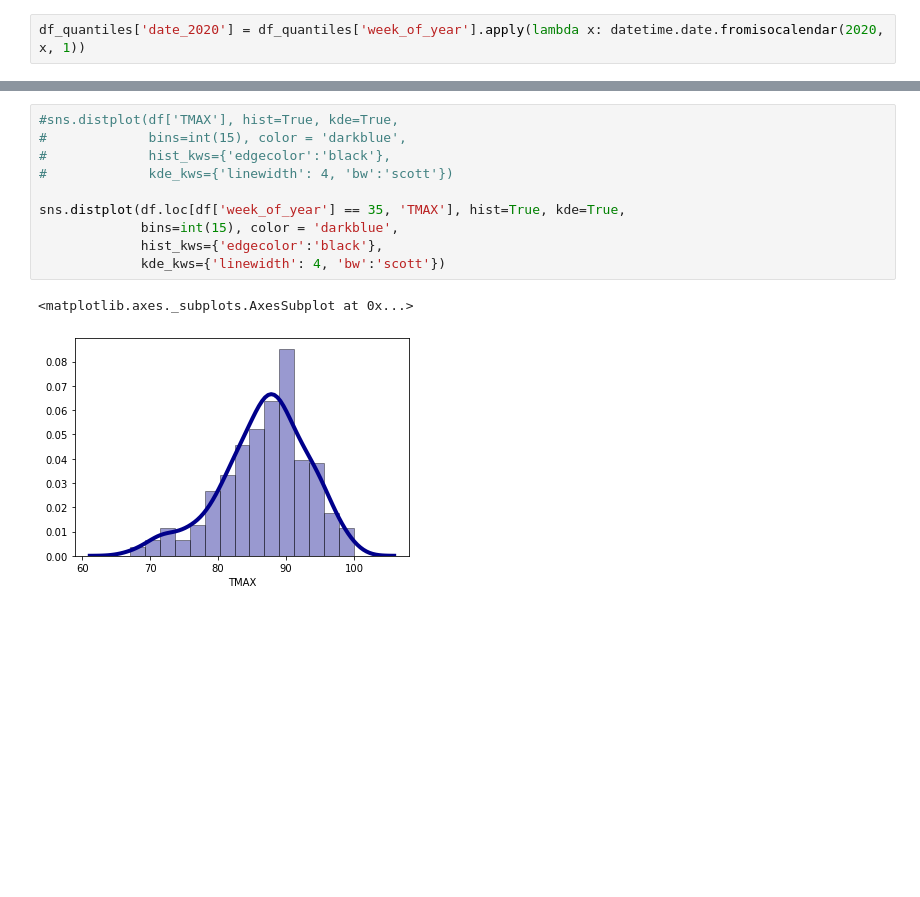
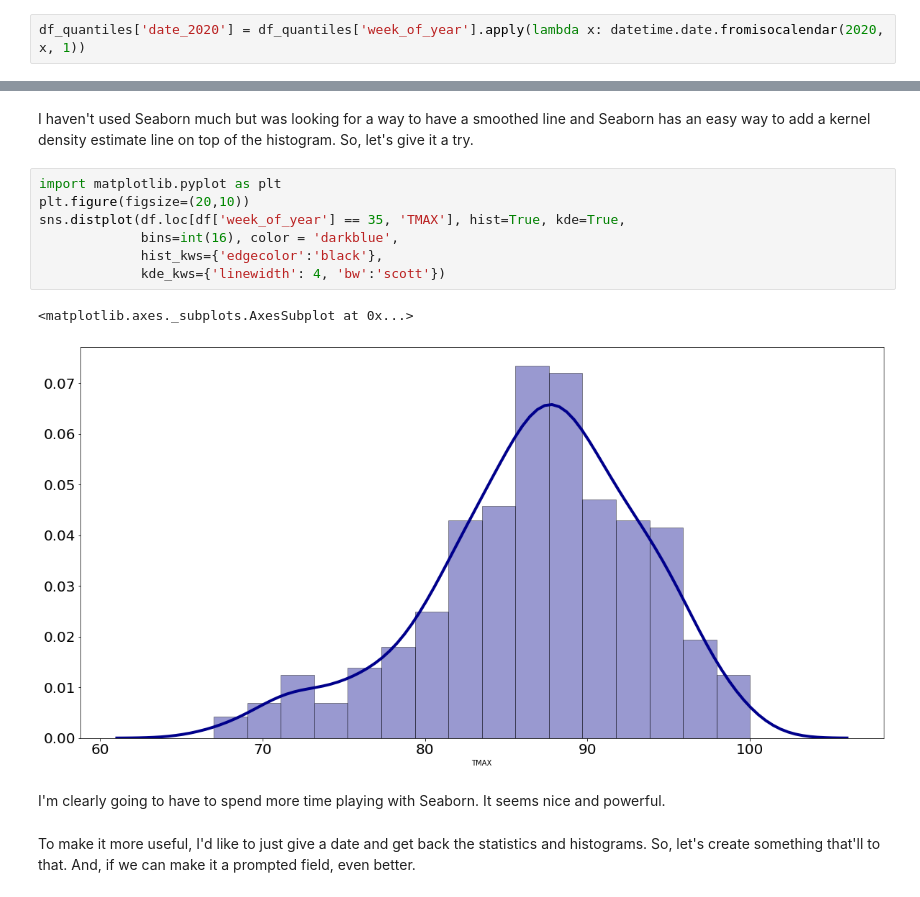
Before and after one commit to will-franklin/weather-distributions, a Jupyter notebook: weather.ipynb, the cells around one changed output, grey strips where cells are left out. Saved outputs shown, nothing was run; the diff lists cells and outputs as text; blank space fills up the shorter version.

```diff
--- a/weather.ipynb
+++ b/weather.ipynb
@@ -247,13 +212,16 @@ df.loc[df['week_of_year'] == 35, 'TMAX'].hist(bins=15)
+# %% [markdown]
+I haven't used Seaborn much but was looking for a way to have a smoothed line and Seaborn has an easy way to add a kernel density estimate line on top of the histogram.  So, let's give it a try.
 # %%
-#sns.distplot(df['TMAX'], hist=True, kde=True,
-#             bins=int(15), color = 'darkblue',
-#             hist_kws={'edgecolor':'black'},
-#             kde_kws={'linewidth': 4, 'bw':'scott'})
-
+import matplotlib.pyplot as plt
+plt.figure(figsize=(20,10))
 sns.distplot(df.loc[df['week_of_year'] == 35, 'TMAX'], hist=True, kde=True,
-             bins=int(15), color = 'darkblue',
+             bins=int(16), color = 'darkblue',
              hist_kws={'edgecolor':'black'},
              kde_kws={'linewidth': 4, 'bw':'scott'})
 # %% [output]
 <matplotlib.axes._subplots.AxesSubplot at 0x...>
-[figure, old version]
+[figure, new version]
+# %% [markdown]
+I'm clearly going to have to spend more time playing with Seaborn.  It seems nice and powerful.
+# %% [markdown]
+To make it more useful, I'd like to just give a date and get back the statistics and histograms.  So, let's create something that'll to that.  And, if we can make it a prompted field, even better.
```
Also changed, not shown: parts of 45 cells of this notebook.
